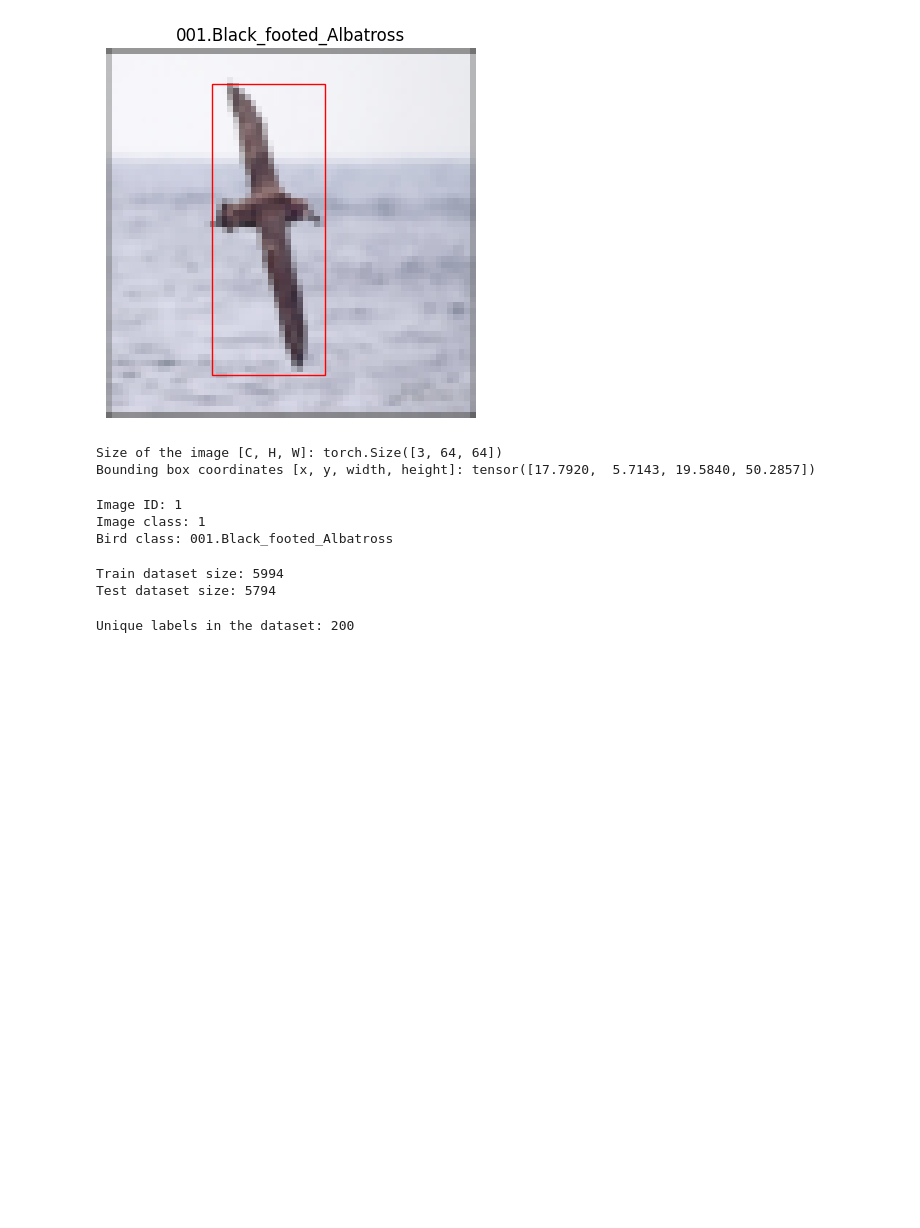
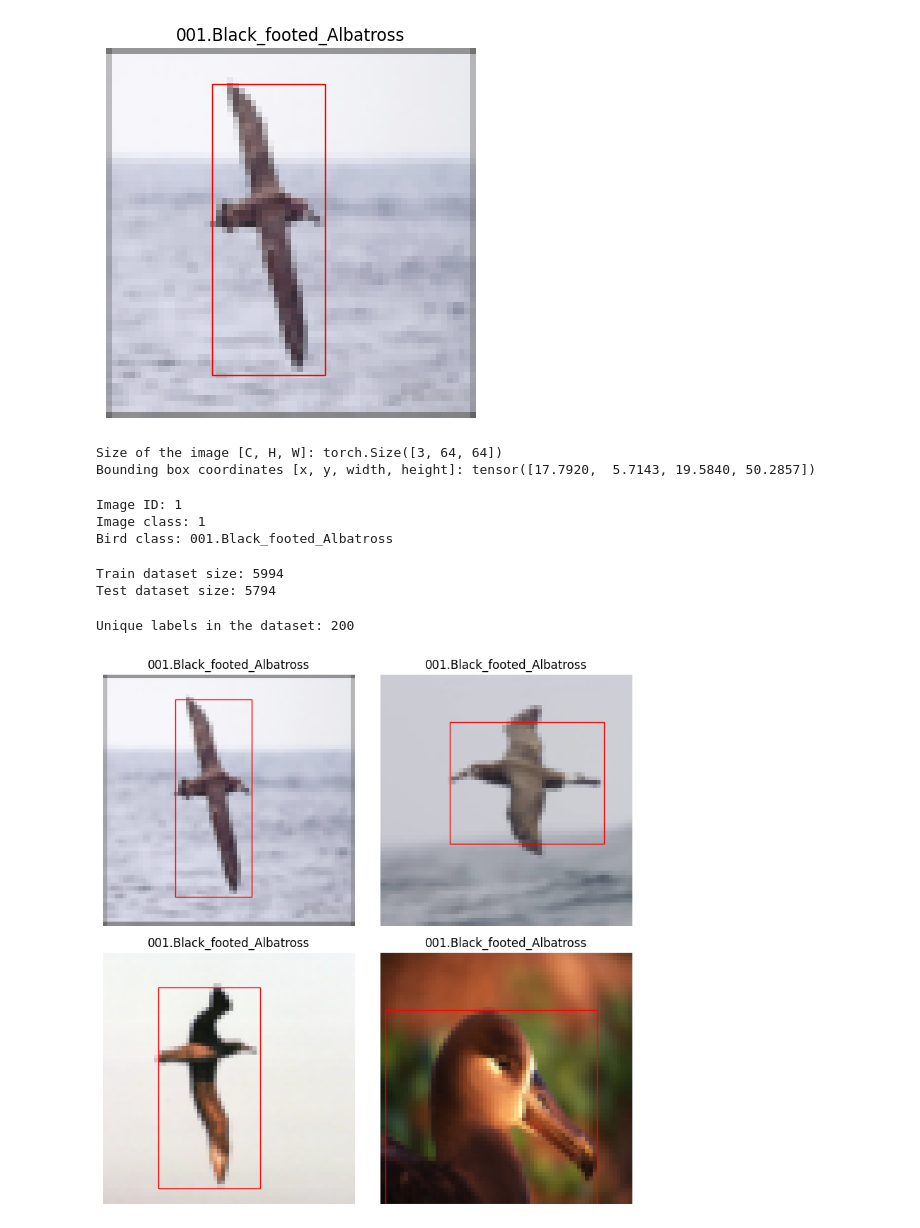
Before and after one commit to xXCoffeeColaXc/DL-Homework-Diffusion, a Jupyter notebook: data_exploration.ipynb, the cells around one changed output. Drawn from its saved outputs; the diff is of its cells as text; code cells hidden in the pictures; blank space fills up the shorter version.

Commit message:
grid

```diff
--- a/data_exploration.ipynb
+++ b/data_exploration.ipynb
@@ -78,3 +78,39 @@ Test dataset size: 5794
 print(f"Unique labels in the dataset: {len(set(dataset.image_class_labels_dict.values()))}")
 # %% [output]
 Unique labels in the dataset: 200
+# %%
+transform = transforms.Compose([
+        transforms.Resize((config.IMAGE_SIZE, config.IMAGE_SIZE)),
+        transforms.ToTensor(),
+        #transforms.Normalize(mean=[0.485, 0.456, 0.406], std=[0.229, 0.224, 0.225]) # idk
+        transforms.Normalize(0.5, 0.5)
+    ])
+
+dataset = dataloader.CUB200Dataset(config.ROOT_DIR, transform)
+loader = DataLoader(dataset, batch_size=4)
+x, y, bbox = next(iter(loader))
+# Create a 2x2 grid for displaying images
+fig, axs = plt.subplots(2, 2, figsize=(8, 8))
+
+for i in range(2):
+    for j in range(2):
+        img_idx = 2 * i + j
+        img = x[img_idx].numpy().transpose((1, 2, 0))
+        img = img * 0.5 + 0.5  # De-normalize
+
+        axs[i, j].imshow(img)
+
+        # Draw bounding box
+        current_bbox = bbox[img_idx]
+        rect = patches.Rectangle((current_bbox[0], current_bbox[1]),
+                                  current_bbox[2], current_bbox[3],
+                                  linewidth=1, edgecolor='r', facecolor='none')
+        axs[i, j].add_patch(rect)
+
+        axs[i, j].set_title(dataset.classes_dict[str(y[img_idx].item())])
+        axs[i, j].axis('off')
+
+plt.tight_layout()
+plt.show()
+# %% [output]
+[figure, added]
```
